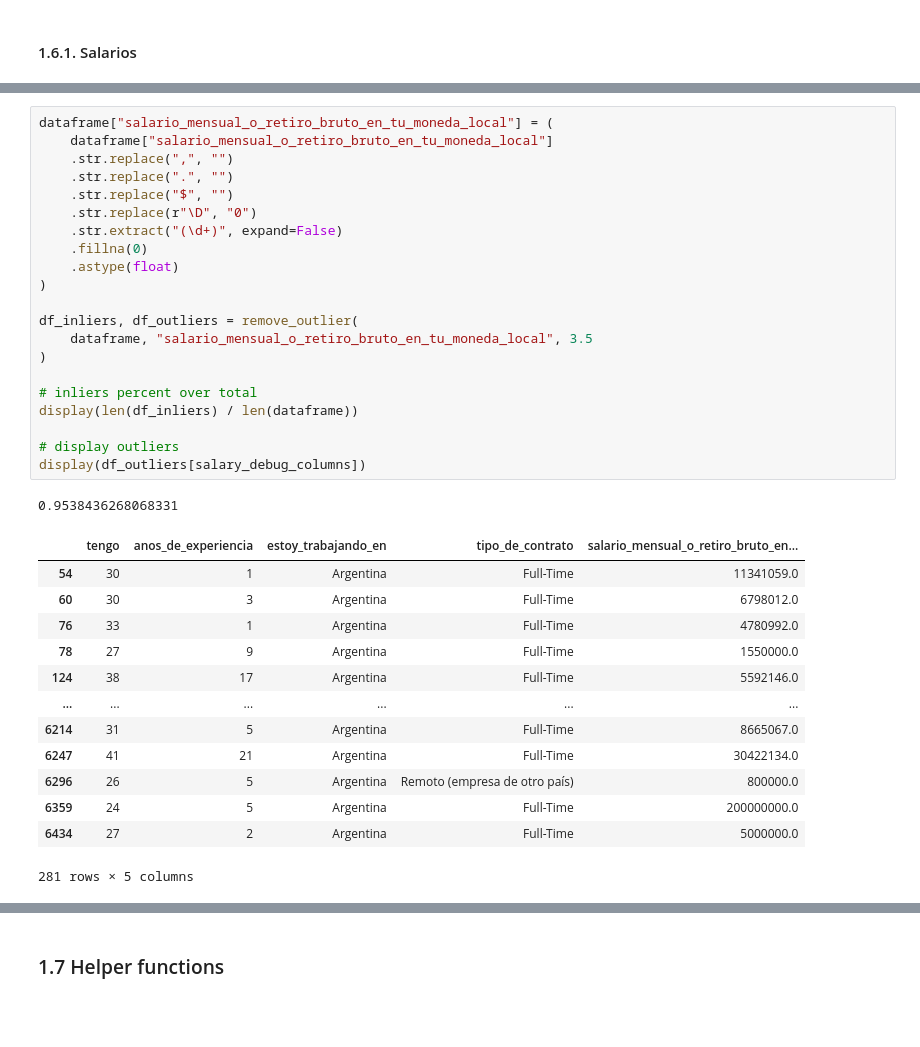
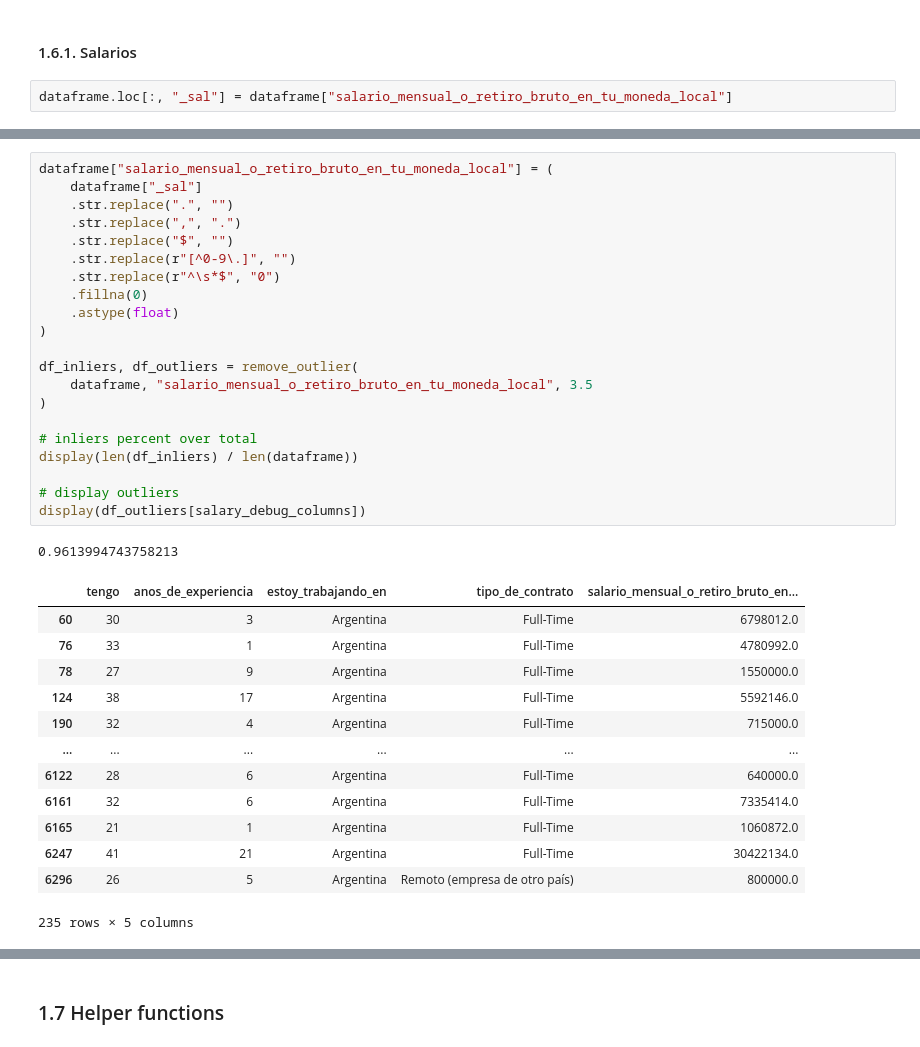
Before and after one commit to SebastianESaavedra/openqube-sueldos, a Jupyter notebook: pipeline/data-analysis.ipynb, the cells around one changed output, grey strips where cells are left out. Drawn from its saved outputs; the diff is of its cells as text; blank space fills up the shorter version.

```diff
--- a/pipeline/data-analysis.ipynb
+++ b/pipeline/data-analysis.ipynb
@@ -429,3 +427,5 @@ def remove_outlier(df_in, col_name, iqr_factor=1.5):
 [interactive output not drawn]
 # %% [markdown]
 #### 1.6.1. Salarios
+# %%
+dataframe.loc[:, "_sal"] = dataframe["salario_mensual_o_retiro_bruto_en_tu_moneda_local"]
@@ -432,39 +434,39 @@ def remove_outlier(df_in, col_name, iqr_factor=1.5):
 # %%
 dataframe["salario_mensual_o_retiro_bruto_en_tu_moneda_local"] = (
-    dataframe["salario_mensual_o_retiro_bruto_en_tu_moneda_local"]
-    .str.replace(",", "")
+    dataframe["_sal"]
     .str.replace(".", "")
+    .str.replace(",", ".")
     .str.replace("$", "")
-    .str.replace(r"\D", "0")
-    .str.extract("(\d+)", expand=False)
+    .str.replace(r"[^0-9\.]", "")
+    .str.replace(r"^\s*$", "0")
     .fillna(0)
     .astype(float)
 )
 
 df_inliers, df_outliers = remove_outlier(
     dataframe, "salario_mensual_o_retiro_bruto_en_tu_moneda_local", 3.5
 )
 
 # inliers percent over total
 display(len(df_inliers) / len(dataframe))
 
 # display outliers
 display(df_outliers[salary_debug_columns])
 # %% [output]
-0.9538436268068331
+0.9613994743758213
 |  | tengo | anos_de_experiencia | estoy_trabajando_en | tipo_de_contrato | salario_mensual_o_retiro_bruto_en... |
-| 54 | 30 | 1 | Argentina | Full-Time | 11341059.0 |
 | 60 | 30 | 3 | Argentina | Full-Time | 6798012.0 |
 | 76 | 33 | 1 | Argentina | Full-Time | 4780992.0 |
 | 78 | 27 | 9 | Argentina | Full-Time | 1550000.0 |
 | 124 | 38 | 17 | Argentina | Full-Time | 5592146.0 |
+| 190 | 32 | 4 | Argentina | Full-Time | 715000.0 |
 | ... | ... | ... | ... | ... | ... |
-| 6214 | 31 | 5 | Argentina | Full-Time | 8665067.0 |
+| 6122 | 28 | 6 | Argentina | Full-Time | 640000.0 |
+| 6161 | 32 | 6 | Argentina | Full-Time | 7335414.0 |
+| 6165 | 21 | 1 | Argentina | Full-Time | 1060872.0 |
 | 6247 | 41 | 21 | Argentina | Full-Time | 30422134.0 |
 | 6296 | 26 | 5 | Argentina | Remoto (empresa de otro país) | 800000.0 |
-| 6359 | 24 | 5 | Argentina | Full-Time | 200000000.0 |
-| 6434 | 27 | 2 | Argentina | Full-Time | 5000000.0 |
-281 rows × 5 columns
+235 rows × 5 columns
 [interactive output not drawn]
 # %%
 minimum_salary = dataset_metadata["minimum_salary"]
```
Also changed, not shown: parts of 70 cells of this notebook.
